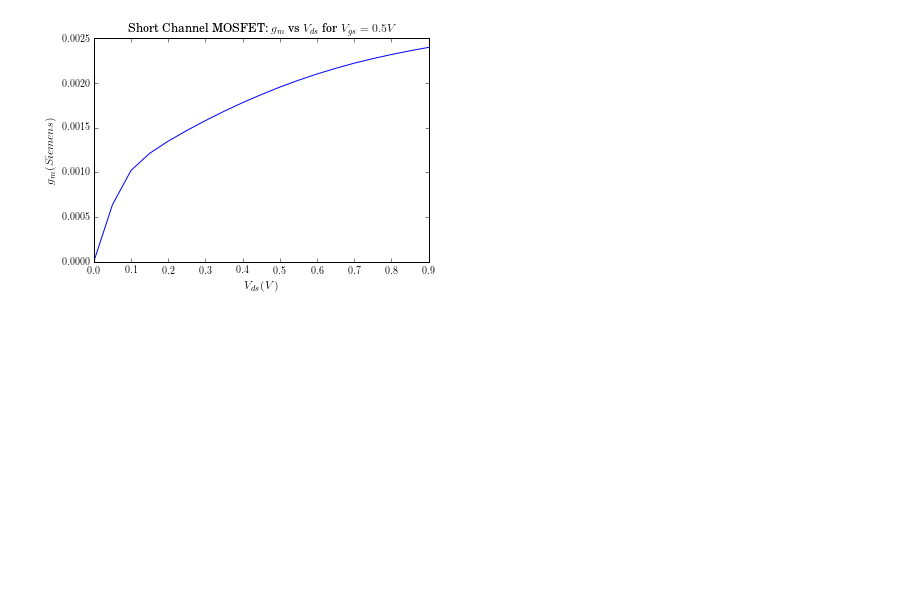
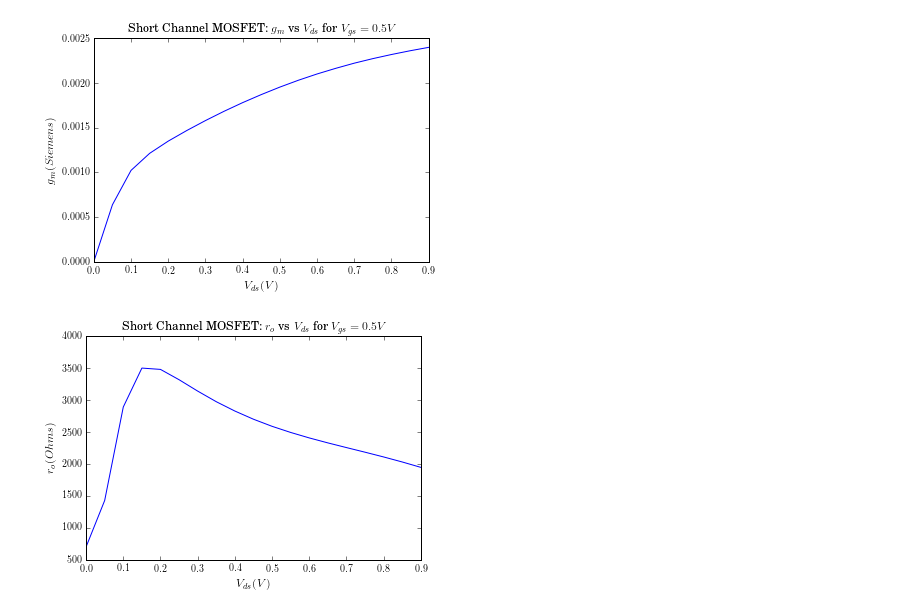
Before and after one commit to vighneshiyer/ee142, a Jupyter notebook: Labs/lab0/Plotting.ipynb, the cells around one changed output. Saved outputs shown, nothing was run; the diff lists cells and outputs as text; code cells hidden in the pictures; blank space fills up the shorter version.

Commit message:
done with lab 0 report

```diff
--- a/Labs/lab0/Plotting.ipynb
+++ b/Labs/lab0/Plotting.ipynb
@@ -126,3 +126,23 @@ plt.show()
 # %% [output]
 [figure]
 [figure]
+# %%
+short_channel_ac_ro_data = []
+# vds_dc, ids_ac
+with open('short_channel_ac_ro.csv', 'r') as f:
+    reader = csv.reader(f)
+    next(reader)
+    for row in reader:
+        row = [float(d) for d in row]
+        short_channel_ac_ro_data += [row]
+x = [row[0] for row in short_channel_ac_ro_data]
+y = [0.010 / row[1] for row in short_channel_ac_ro_data]
+plt.figure()
+plt.plot(x, y)
+plt.ylabel('$r_o (Ohms)$')
+plt.xlabel('$V_{ds} (V)$')
+plt.title('Short Channel MOSFET: $r_o$ vs $V_{ds}$ for $V_{gs} = 0.5V$')
+plt.savefig('lab0_report/images/short_channel_ro_vs_vds.png', bbox_inches='tight', dpi=300)
+plt.show()
+# %% [output]
+[figure, added]
```
Also changed, not shown: parts of 5 cells of this notebook, 8 other files.
